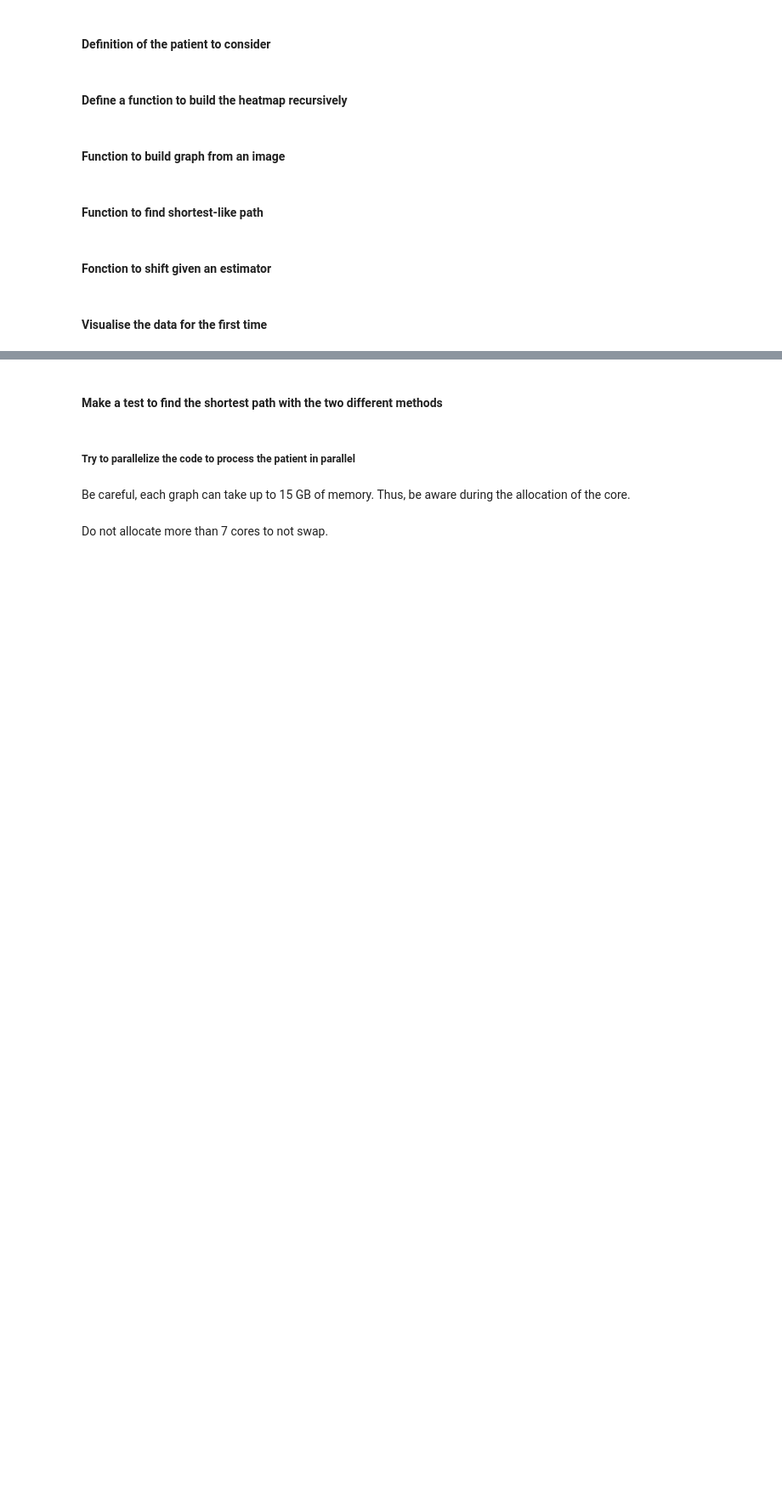
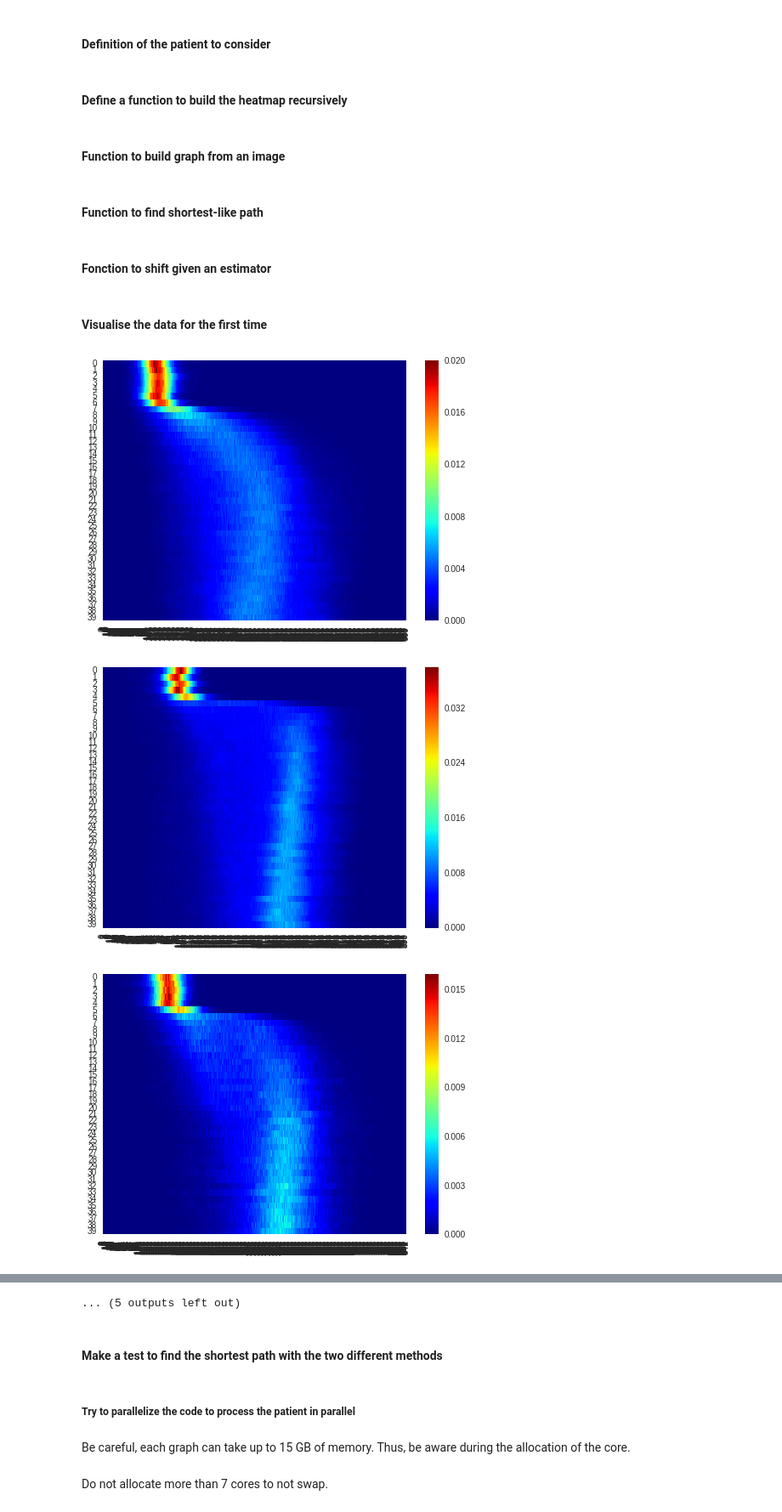
Before and after one commit to I2Cvb/prostate, a Jupyter notebook: notebook/normalisation-dce.ipynb, the cells around one changed output, grey strips where cells are left out. Shown at 85% size. Drawn from its saved outputs; the diff is of its cells as text; code cells hidden in the pictures; blank space fills up the shorter version.

```diff
--- a/notebook/normalisation-dce.ipynb
+++ b/notebook/normalisation-dce.ipynb
@@ -145,8 +145,8 @@ pat_vis = 3
 def build_heatmap(patient):
     # We need to shift the minimum value of the dataset to zero first
     ### Find the absolute minimum and maximum over the different series
-    pt_min_intensity = min(patient.min_int_serie)
-    pt_max_intensity = max(patient.max_int_serie)
+    pt_min_intensity = min(np.floor(patient.min_int_serie))
+    pt_max_intensity = max(np.ceil(patient.max_int_serie))
     ### Define the maximum range of values necessary
     range_intensities = pt_max_intensity - pt_min_intensity
 
@@ -158,9 +158,9 @@ def build_heatmap(patient):
     for s in range(len(patient.pdf_serie)):
 
         # Define the size of the current pdf
-        arr_sz = int(patient.max_int_serie[s] - patient.min_int_serie[s])
+        arr_sz = int(np.floor(patient.max_int_serie[s]) - np.ceil(patient.min_int_serie[s]))
         # Compute the necessary offset from which the pdf has to be shifted
-        offset = int(patient.min_int_serie[s] - pt_min_intensity)
+        offset = int(np.floor(patient.min_int_serie[s]) - pt_min_intensity)
         r = range(int(offset), arr_sz + int(offset))
 
         heatmap[s, range(offset, arr_sz + offset)] = patient.pdf_serie[s]
@@ -283,4 +283,10 @@ def shift_estimator(patient, estimator):
 # %% [markdown]
 #### Visualise the data for the first time
 # %%
-ax = sns.heatmap(build_heatmap(patient_list[pat_vis]), cmap="jet")
+for pat in patient_list:
+    plt.figure()
+    ax = sns.heatmap(build_heatmap(pat), cmap="jet")
+# %% [output]
+[figure, added]
+[figure, added]
+[figure, added]
@@ -287,3 +302,4 @@ ax = sns.heatmap(build_heatmap(patient_list[pat_vis]), cmap="jet")
+... (5 outputs left out)
 # %% [markdown]
 #### Make a test to find the shortest path with the two different methods
 # %%
```
Also changed, not shown: parts of 22 cells of this notebook.
